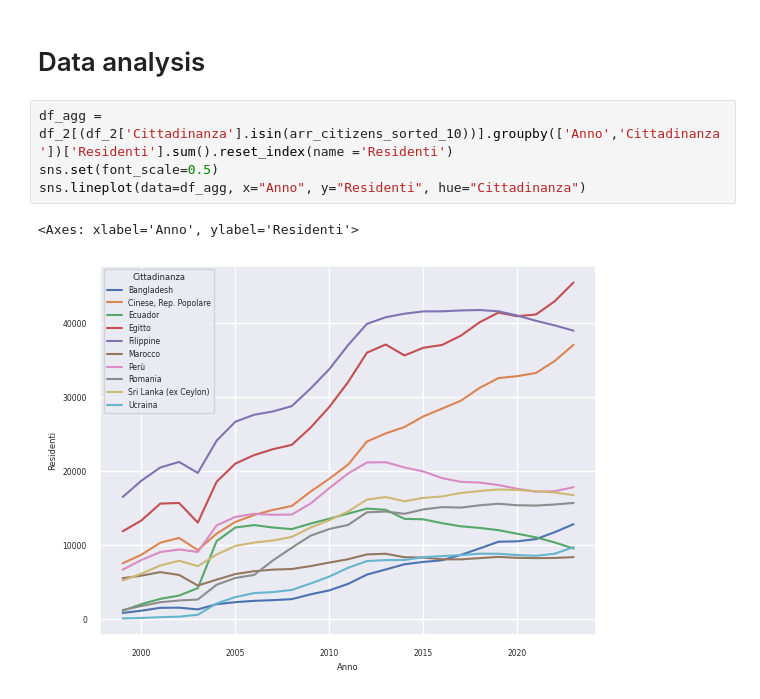
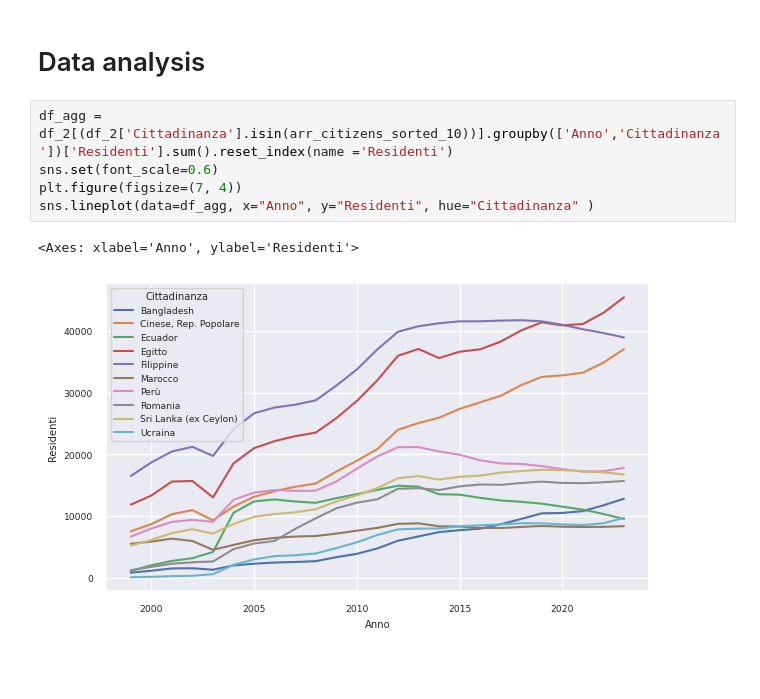
Before and after one commit to mrsalty/notebooks, a Jupyter notebook: milan-expats-eda.ipynb, the cells around one changed output. Drawn from its saved outputs; the diff is of its cells as text; blank space fills up the shorter version.

```diff
--- a/milan-expats-eda.ipynb
+++ b/milan-expats-eda.ipynb
@@ -135,11 +131,12 @@ ax.set_xticklabels(
 # Data analysis
 # %%
 df_agg = df_2[(df_2['Cittadinanza'].isin(arr_citizens_sorted_10))].groupby(['Anno','Cittadinanza'])['Residenti'].sum().reset_index(name ='Residenti')
-sns.set(font_scale=0.5)
-sns.lineplot(data=df_agg, x="Anno", y="Residenti", hue="Cittadinanza")
+sns.set(font_scale=0.6)
+plt.figure(figsize=(7, 4))
+sns.lineplot(data=df_agg, x="Anno", y="Residenti", hue="Cittadinanza" )
 # %% [output]
 <Axes: xlabel='Anno', ylabel='Residenti'>
-[figure, old version]
+[figure, new version]
 # %%
 #all
 df_2_all = df_2[df_2['Cittadinanza'].isin(arr_citizens_sorted_10)] \
```
Also changed, not shown: parts of 8 cells of this notebook.
